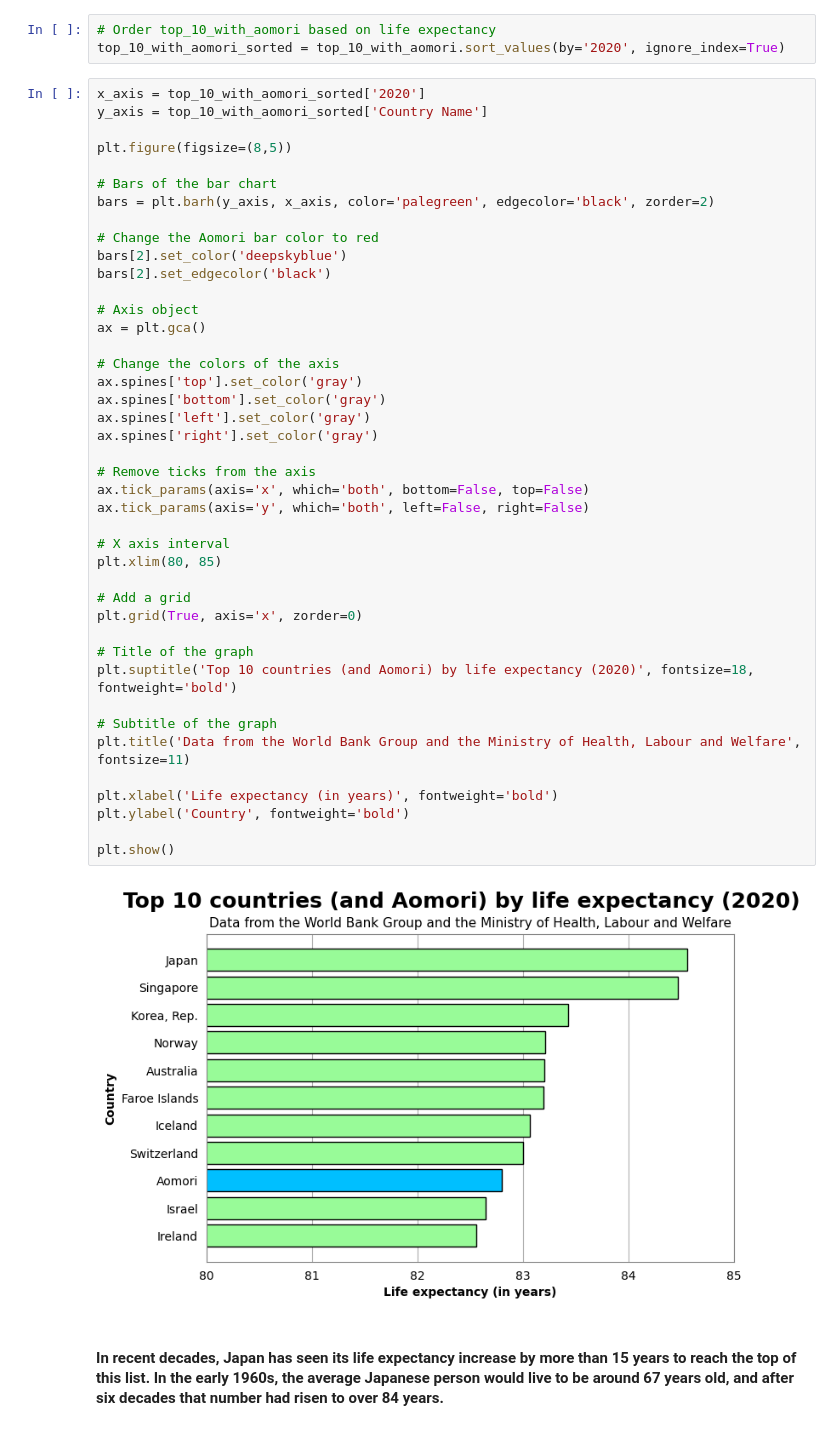
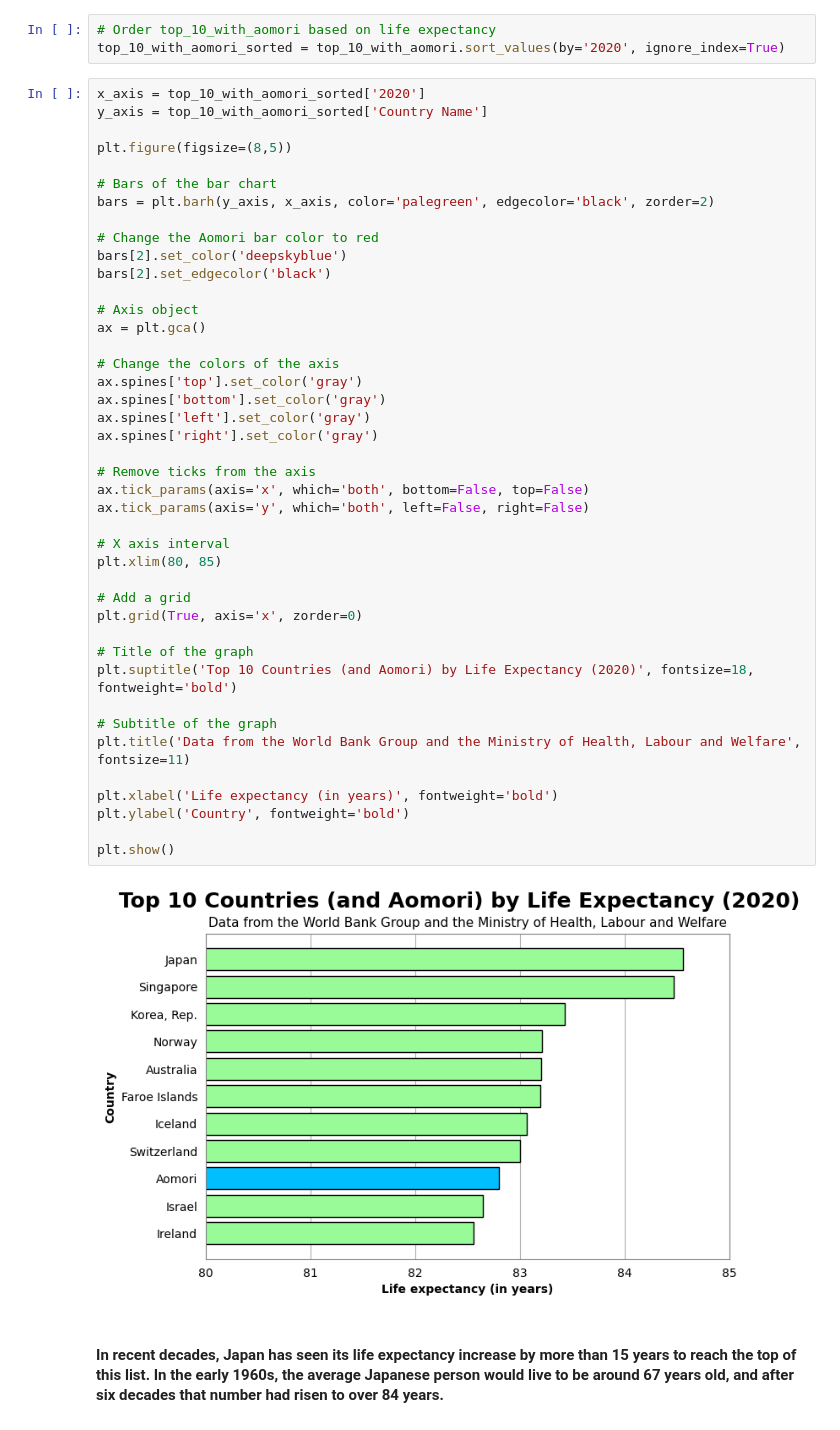
Before and after one commit to rafaseto/japan-life-expectancy, a Jupyter notebook: data_analysis.ipynb, the cells around one changed output. Cells and saved outputs as stored; diff of their text form.

```diff
--- a/data_analysis.ipynb
+++ b/data_analysis.ipynb
@@ -289,35 +293,35 @@ bars[2].set_edgecolor('black')
 
 # Axis object
 ax = plt.gca()
 
 # Change the colors of the axis
 ax.spines['top'].set_color('gray')
 ax.spines['bottom'].set_color('gray')
 ax.spines['left'].set_color('gray')
 ax.spines['right'].set_color('gray')
 
 # Remove ticks from the axis
 ax.tick_params(axis='x', which='both', bottom=False, top=False)
 ax.tick_params(axis='y', which='both', left=False, right=False)
 
 # X axis interval
 plt.xlim(80, 85)
 
 # Add a grid
 plt.grid(True, axis='x', zorder=0)
 
 # Title of the graph
-plt.suptitle('Top 10 countries (and Aomori) by life expectancy (2020)', fontsize=18, fontweight='bold')
+plt.suptitle('Top 10 Countries (and Aomori) by Life Expectancy (2020)', fontsize=18, fontweight='bold')
 
 # Subtitle of the graph
 plt.title('Data from the World Bank Group and the Ministry of Health, Labour and Welfare', fontsize=11)
 
 plt.xlabel('Life expectancy (in years)', fontweight='bold')
 plt.ylabel('Country', fontweight='bold')
 
 plt.show()
 # %% [output]
-[figure, old version]
+[figure, new version]
 # %% [markdown]
 #### In recent decades, Japan has seen its life expectancy increase by more than 15 years to reach the top of this list. In the early 1960s, the average Japanese person would live to be around 67 years old, and after six decades that number had risen to over 84 years.
 # %%
```
Also changed, not shown: parts of 3 cells of this notebook.
